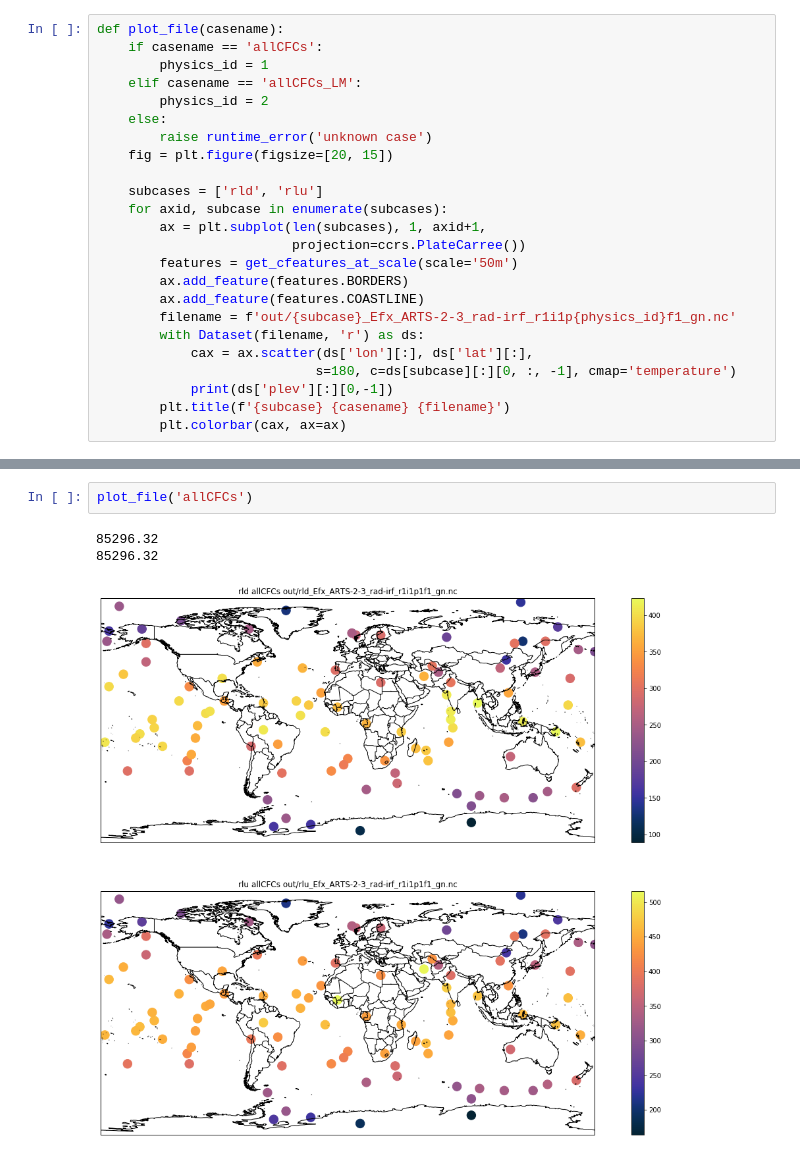
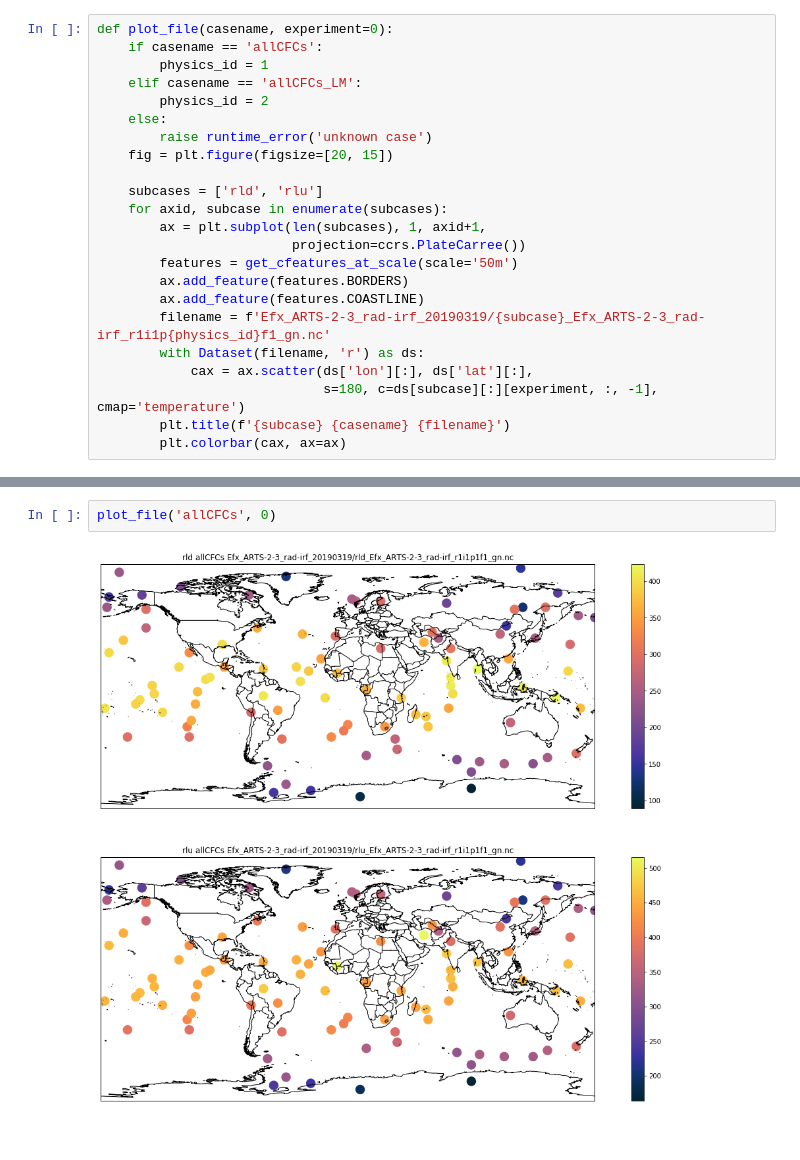
Before and after one commit to olemke/cmip6-rfmip-data-conversion, a Jupyter notebook: output_check.ipynb, the cells around one changed output, grey strips where cells are left out. Saved outputs shown, nothing was run; the diff lists cells and outputs as text.

```diff
--- a/output_check.ipynb
+++ b/output_check.ipynb
@@ -7,5 +7,5 @@ from netCDF4 import Dataset
 # %%
-def plot_file(casename):
+def plot_file(casename, experiment=0):
     if casename == 'allCFCs':
         physics_id = 1
     elif casename == 'allCFCs_LM':
@@ -21,10 +21,9 @@ def plot_file(casename):
         features = get_cfeatures_at_scale(scale='50m')
         ax.add_feature(features.BORDERS)
         ax.add_feature(features.COASTLINE)
-        filename = f'out/{subcase}_Efx_ARTS-2-3_rad-irf_r1i1p{physics_id}f1_gn.nc'
+        filename = f'Efx_ARTS-2-3_rad-irf_20190319/{subcase}_Efx_ARTS-2-3_rad-irf_r1i1p{physics_id}f1_gn.nc'
         with Dataset(filename, 'r') as ds:
             cax = ax.scatter(ds['lon'][:], ds['lat'][:],
-                            s=180, c=ds[subcase][:][0, :, -1], cmap='temperature')
-            print(ds['plev'][:][0,-1])
+                             s=180, c=ds[subcase][:][experiment, :, -1], cmap='temperature')
         plt.title(f'{subcase} {casename} {filename}')
         plt.colorbar(cax, ax=ax)
@@ -39,9 +65,7 @@ for subcase in ['rld','rlu']:
 rld diff: 1.0576172
 rlu diff: 0.06726074
 # %%
-plot_file('allCFCs')
+plot_file('allCFCs', 0)
 # %% [output]
-85296.32
-85296.32
-[figure, old version]
+[figure, new version]
 # %%
```
Also changed, not shown: parts of 6 cells of this notebook.
